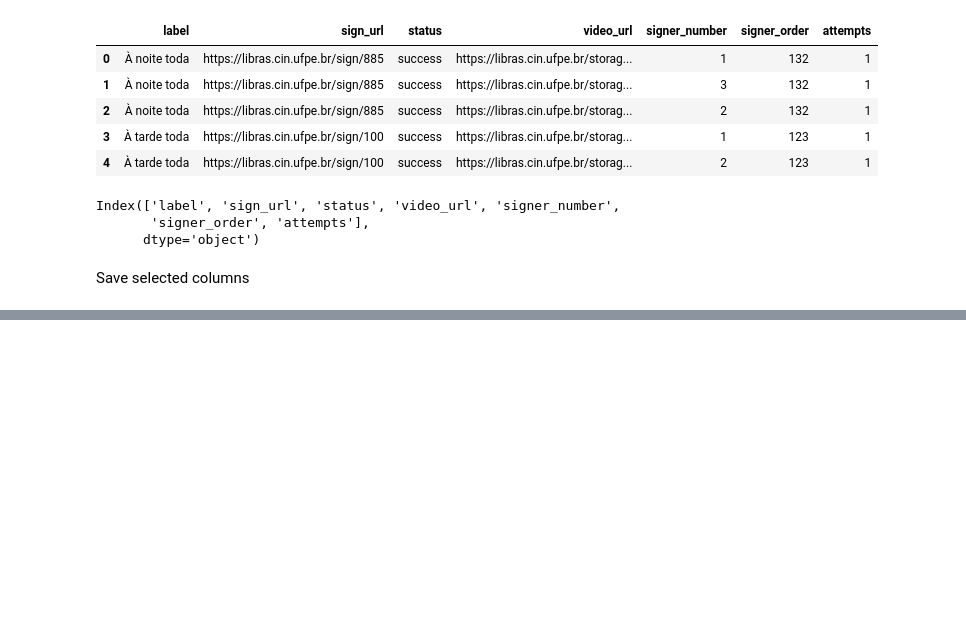
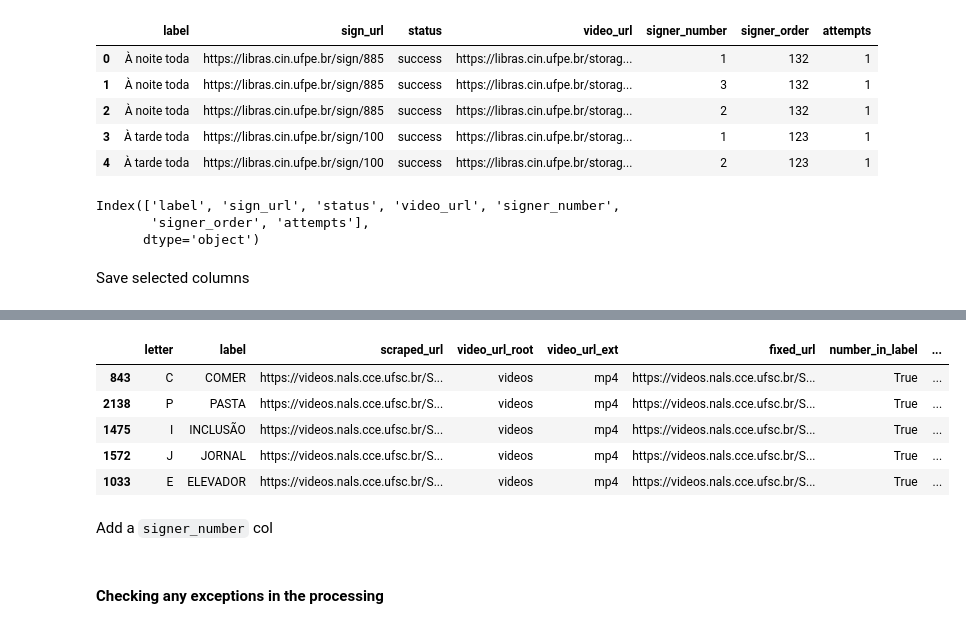
Before and after one commit to patrickf949/SaoPauloBrazilChapter_BrazilianSignLanguage, a Jupyter notebook: code/data/metadata.ipynb, the cells around one changed output, grey strips where cells are left out. Saved outputs shown, nothing was run; the diff lists cells and outputs as text; code cells hidden in the pictures; blank space fills up the shorter version.

```diff
--- a/code/data/metadata.ipynb
+++ b/code/data/metadata.ipynb
@@ -500,0 +795,11 @@ tbc
+# %%
+sb_csv[sb_csv['number_in_label'] == True].sample(5)
+# %% [output]
+|  | letter | label | scraped_url | video_url_root | video_url_ext | fixed_url | number_in_label | ... |
+| 843 | C | COMER | https://videos.nals.cce.ufsc.br/S... | videos | mp4 | https://videos.nals.cce.ufsc.br/S... | True | ... |
+| 2138 | P | PASTA | https://videos.nals.cce.ufsc.br/S... | videos | mp4 | https://videos.nals.cce.ufsc.br/S... | True | ... |
+| 1475 | I | INCLUSÃO | https://videos.nals.cce.ufsc.br/S... | videos | mp4 | https://videos.nals.cce.ufsc.br/S... | True | ... |
+| 1572 | J | JORNAL | https://videos.nals.cce.ufsc.br/S... | videos | mp4 | https://videos.nals.cce.ufsc.br/S... | True | ... |
+| 1033 | E | ELEVADOR | https://videos.nals.cce.ufsc.br/S... | videos | mp4 | https://videos.nals.cce.ufsc.br/S... | True | ... |
+# %% [markdown]
+Add a `signer_number` col
@@ -500,0 +810,2 @@ tbc
+# %% [markdown]
+#### Checking any exceptions in the processing
```
Also changed, not shown: parts of 62 cells of this notebook, 3 other files.
